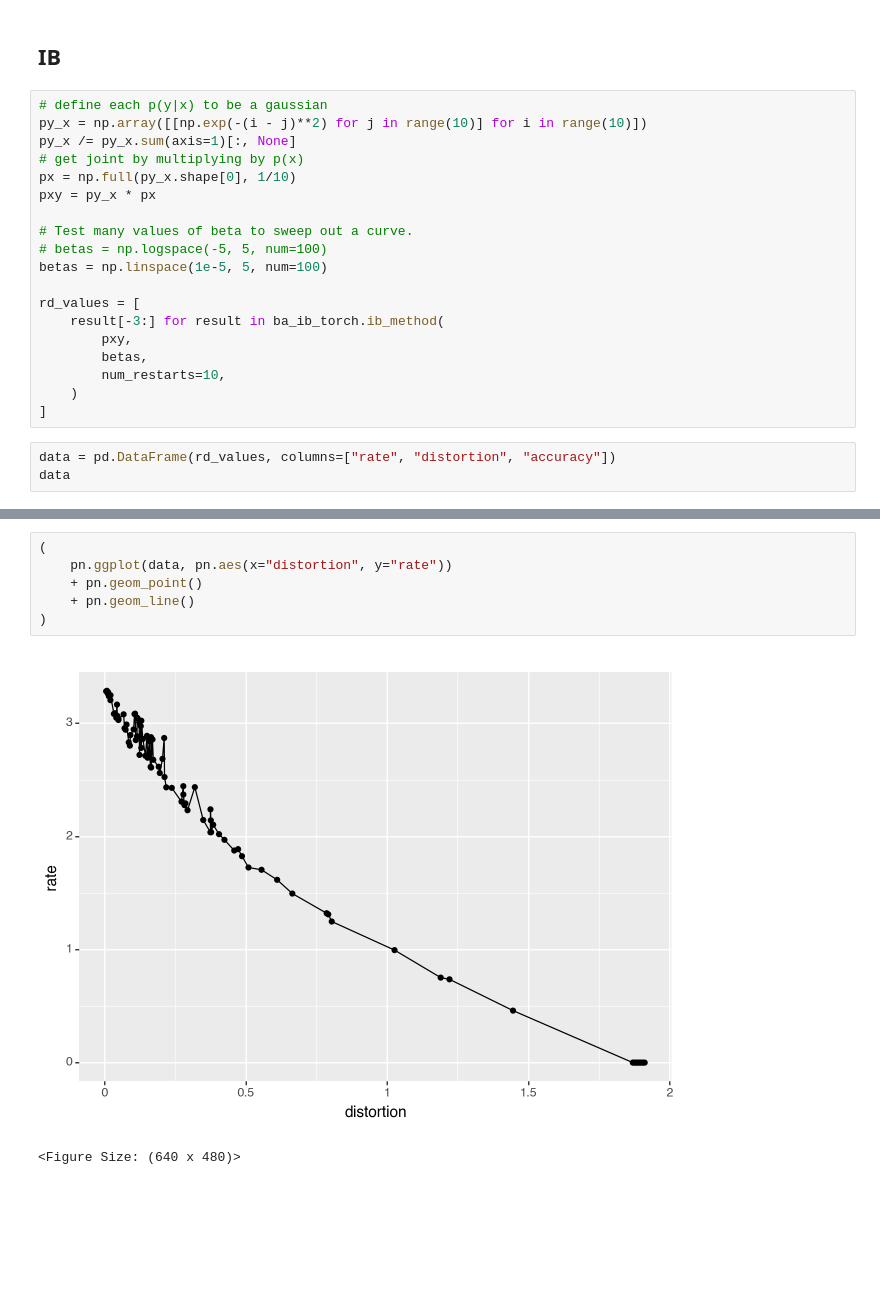
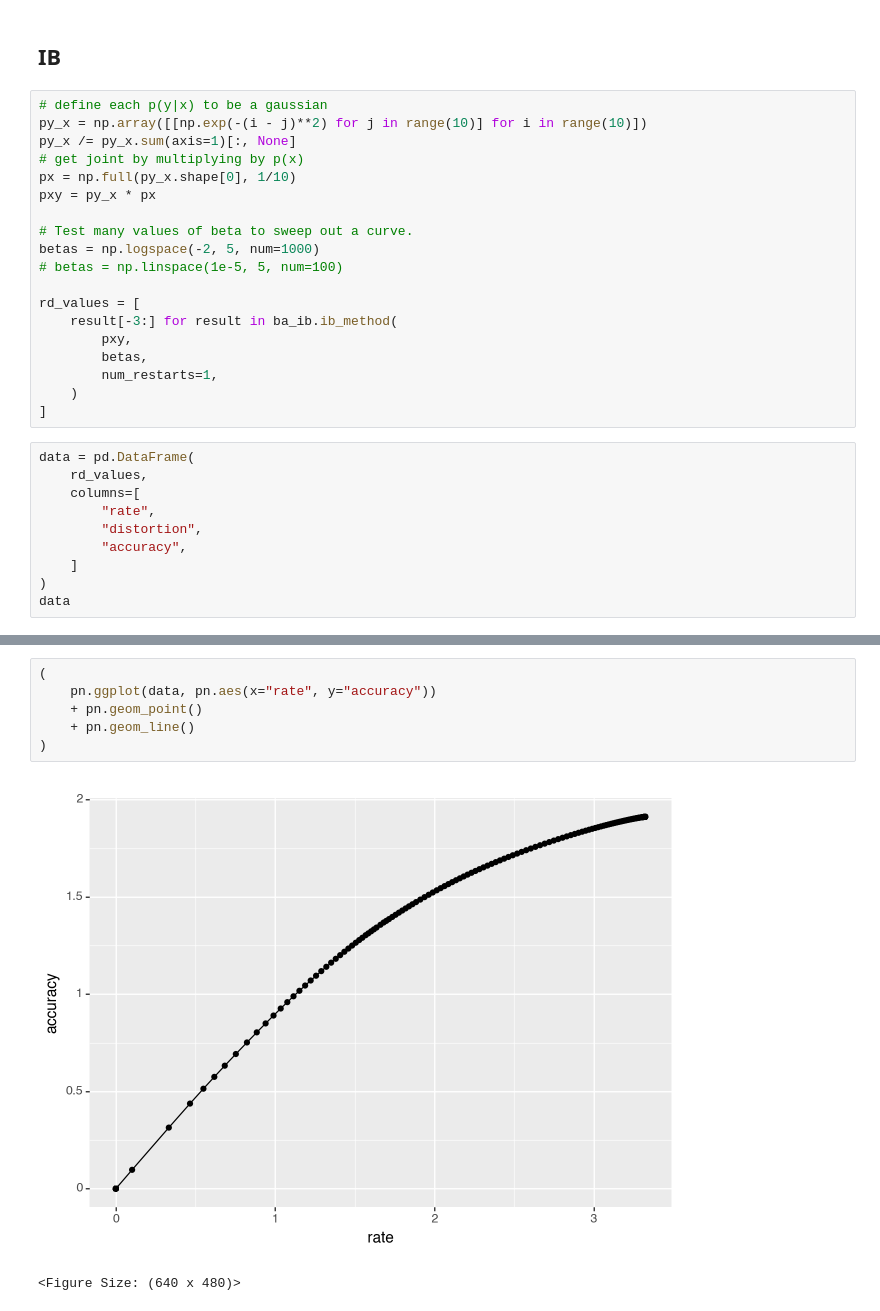
Before and after one commit to nathimel/rdot, a Jupyter notebook: src/examples/test_visualizations.ipynb, the cells around one changed output, grey strips where cells are left out. Drawn from its saved outputs; the diff is of its cells as text; blank space fills up the shorter version.

```diff
--- a/src/examples/test_visualizations.ipynb
+++ b/src/examples/test_visualizations.ipynb
@@ -105,18 +105,25 @@ px = np.full(py_x.shape[0], 1/10)
 pxy = py_x * px
 
 # Test many values of beta to sweep out a curve.
-# betas = np.logspace(-5, 5, num=100)
-betas = np.linspace(1e-5, 5, num=100)
+betas = np.logspace(-2, 5, num=1000)
+# betas = np.linspace(1e-5, 5, num=100)
 
 rd_values = [
-    result[-3:] for result in ba_ib_torch.ib_method(
+    result[-3:] for result in ba_ib.ib_method(
         pxy,
         betas,
-        num_restarts=10,
+        num_restarts=1,
     )
 ]
 # %%
-data = pd.DataFrame(rd_values, columns=["rate", "distortion", "accuracy"])
+data = pd.DataFrame(
+    rd_values,
+    columns=[
+        "rate",
+        "distortion",
+        "accuracy",
+    ]
+)
 data
 # %% [output]
 |  | rate | distortion | accuracy |
@@ -135,9 +142,9 @@ data
 # %%
 (
-    pn.ggplot(data, pn.aes(x="distortion", y="rate"))
+    pn.ggplot(data, pn.aes(x="rate", y="accuracy"))
     + pn.geom_point()
     + pn.geom_line()
 )
 # %% [output]
-[figure, old version]
+[figure, new version]
 <Figure Size: (640 x 480)>
```
Also changed, not shown: parts of 11 cells of this notebook, 6 other files.
